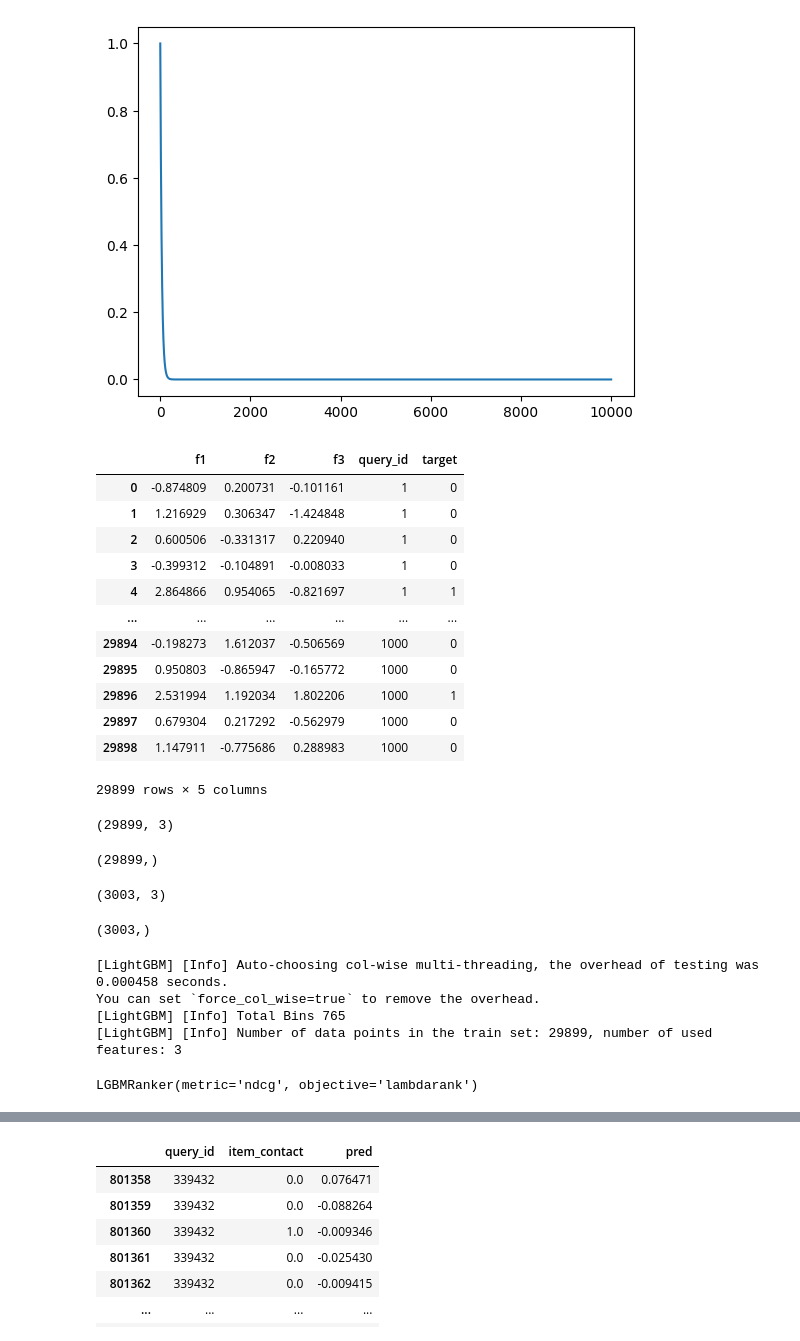
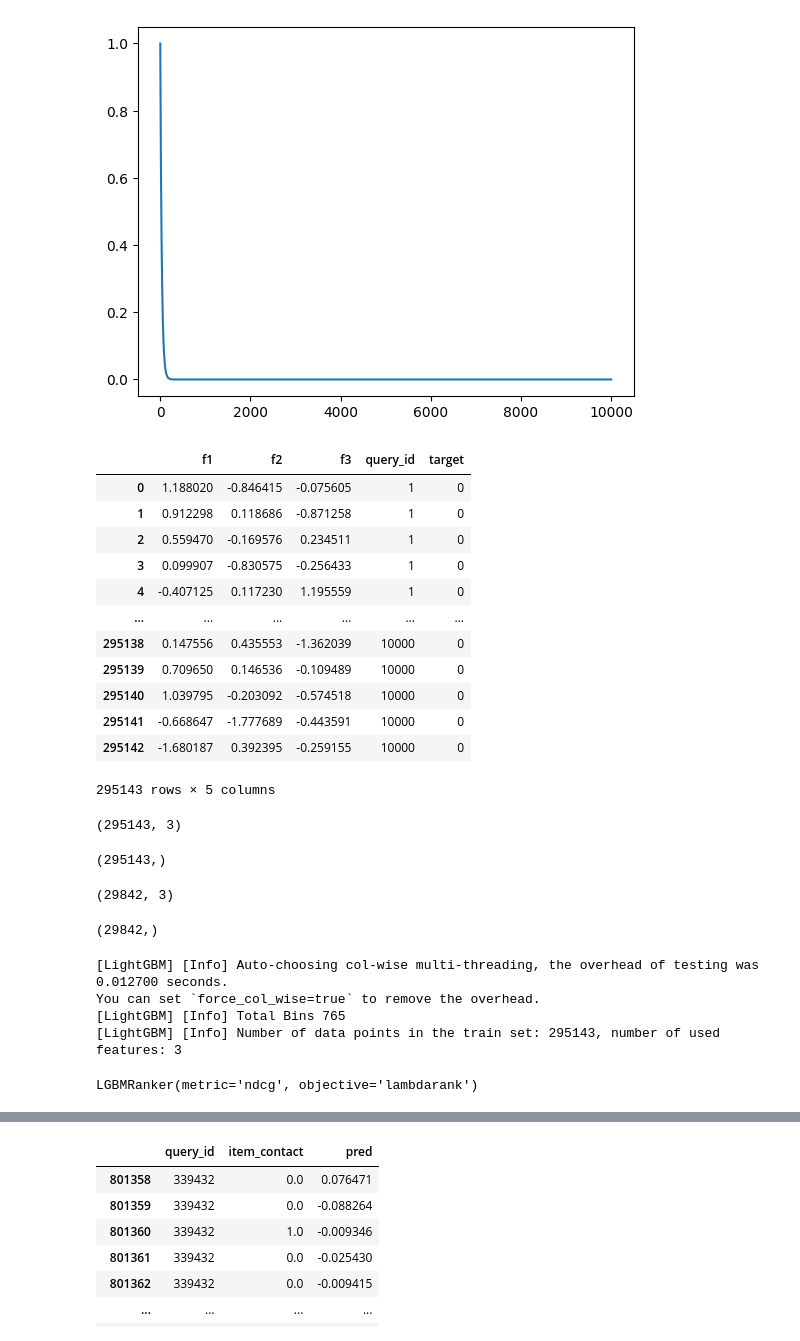
Before and after one commit to Nesterov-BA/misc-python, a Jupyter notebook: avito/main.ipynb, the cells around one changed output, grey strips where cells are left out. Drawn from its saved outputs; the diff is of its cells as text; code cells hidden in the pictures.

```diff
--- a/avito/main.ipynb
+++ b/avito/main.ipynb
@@ -315,29 +315,29 @@ sns.lineplot(x=range(l), y=scores)
 # %%
 def create_synthetic_dataset(num_of_queries:int = 100):
     group_sizes = np.random.randint(low = 10, high = 50, size = num_of_queries)
     features = np.random.normal(size=(group_sizes.sum(),3))
     result = pd.DataFrame(features, columns=['f1','f2','f3'])
     result['query_id'] = np.repeat(np.arange(1,num_of_queries+1), group_sizes)
     result['target'] = result['f1'] + result['f2'] + result['f3'] > 2.5
     result['target'] = result['target'].astype('Int64')
     return result, group_sizes
-synthetic_dataset_train, groups_train = create_synthetic_dataset(1000)
-synthetic_dataset_test, groups_test = create_synthetic_dataset(100)
+synthetic_dataset_train, groups_train = create_synthetic_dataset(10000)
+synthetic_dataset_test, groups_test = create_synthetic_dataset(1000)
 synthetic_dataset_train
 # %% [output]
 |  | f1 | f2 | f3 | query_id | target |
-| 0 | -0.874809 | 0.200731 | -0.101161 | 1 | 0 |
-| 1 | 1.216929 | 0.306347 | -1.424848 | 1 | 0 |
-| 2 | 0.600506 | -0.331317 | 0.220940 | 1 | 0 |
-| 3 | -0.399312 | -0.104891 | -0.008033 | 1 | 0 |
-| 4 | 2.864866 | 0.954065 | -0.821697 | 1 | 1 |
+| 0 | 1.188020 | -0.846415 | -0.075605 | 1 | 0 |
+| 1 | 0.912298 | 0.118686 | -0.871258 | 1 | 0 |
+| 2 | 0.559470 | -0.169576 | 0.234511 | 1 | 0 |
+| 3 | 0.099907 | -0.830575 | -0.256433 | 1 | 0 |
+| 4 | -0.407125 | 0.117230 | 1.195559 | 1 | 0 |
 | ... | ... | ... | ... | ... | ... |
-| 29894 | -0.198273 | 1.612037 | -0.506569 | 1000 | 0 |
-| 29895 | 0.950803 | -0.865947 | -0.165772 | 1000 | 0 |
-| 29896 | 2.531994 | 1.192034 | 1.802206 | 1000 | 1 |
-| 29897 | 0.679304 | 0.217292 | -0.562979 | 1000 | 0 |
-| 29898 | 1.147911 | -0.775686 | 0.288983 | 1000 | 0 |
+| 295138 | 0.147556 | 0.435553 | -1.362039 | 10000 | 0 |
+| 295139 | 0.709650 | 0.146536 | -0.109489 | 10000 | 0 |
+| 295140 | 1.039795 | -0.203092 | -0.574518 | 10000 | 0 |
+| 295141 | -0.668647 | -1.777689 | -0.443591 | 10000 | 0 |
+| 295142 | -1.680187 | 0.392395 | -0.259155 | 10000 | 0 |
-29899 rows × 5 columns
+295143 rows × 5 columns
 # %%
 X_train_synt = synthetic_dataset_train[['f1', 'f2', 'f3']]
 X_test_synt = synthetic_dataset_test[['f1', 'f2', 'f3']]
@@ -359,14 +359,14 @@ model1.fit(X_train_synt,
           eval_at=[1] #Make evaluation for target=1 ranking, I choosed arbitrarily
           )
 # %% [output]
-(29899, 3)
+(295143, 3)
-(29899,)
+(295143,)
-(3003, 3)
+(29842, 3)
-(3003,)
+(29842,)
-[LightGBM] [Info] Auto-choosing col-wise multi-threading, the overhead of testing was 0.000458 seconds.
+[LightGBM] [Info] Auto-choosing col-wise multi-threading, the overhead of testing was 0.012700 seconds.
 You can set `force_col_wise=true` to remove the overhead.
 [LightGBM] [Info] Total Bins 765
-[LightGBM] [Info] Number of data points in the train set: 29899, number of used features: 3
+[LightGBM] [Info] Number of data points in the train set: 295143, number of used features: 3
 LGBMRanker(metric='ndcg', objective='lambdarank')
 # %%
 model_return = LGBMRanker(n_estimators=15000,
```
Also changed, not shown: parts of 1 cell of this notebook.
